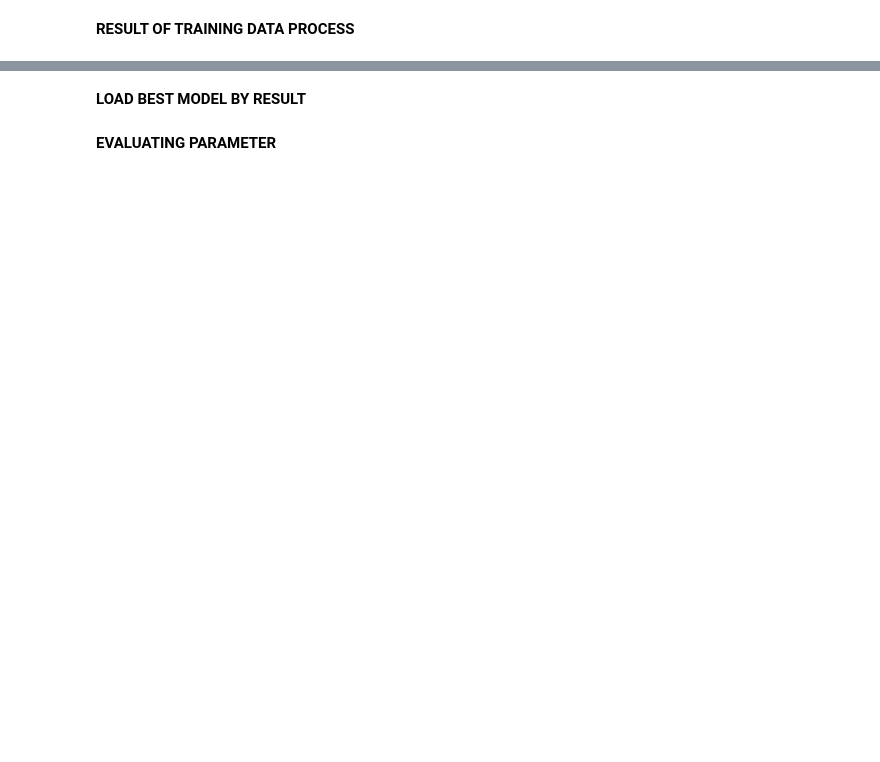
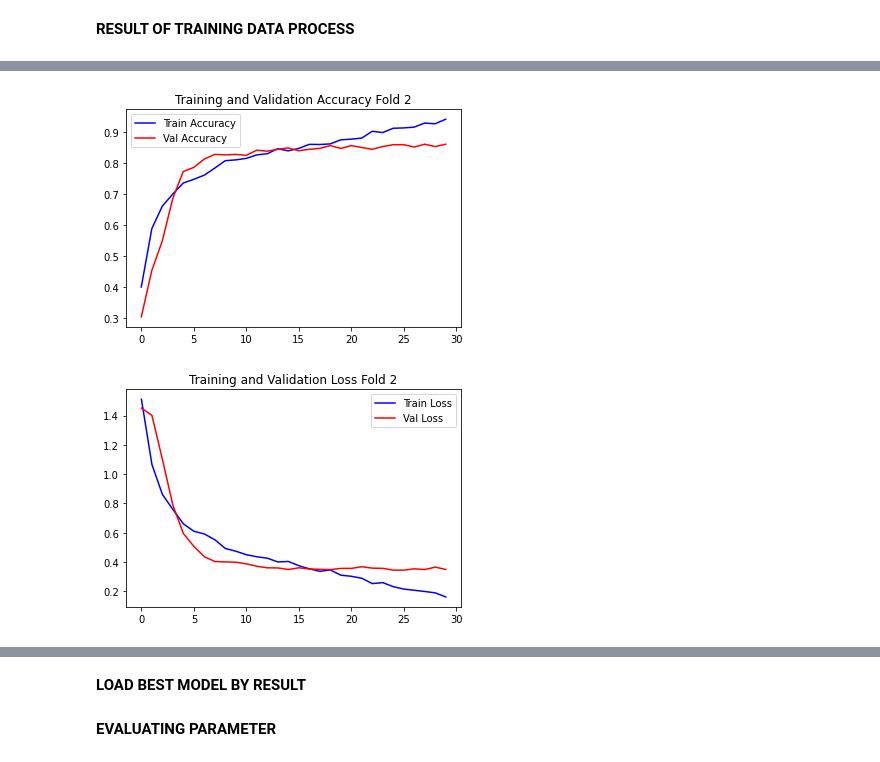
Before and after one commit to avishatr/TA, a Jupyter notebook: alexnet-corn-or-maize-disease-detectection.ipynb, the cells around one changed output, grey strips where cells are left out. Drawn from its saved outputs; the diff is of its cells as text; code cells hidden in the pictures; blank space fills up the shorter version.

```diff
--- a/alexnet-corn-or-maize-disease-detectection.ipynb
+++ b/alexnet-corn-or-maize-disease-detectection.ipynb
@@ -235,22 +284,25 @@ plt.show()
 # %%
 #FOLD 2
 #Train and validation accuracy
 plt.title('Training and Validation Accuracy Fold 2')
 plt.plot(model_history[1].history['accuracy'], label='Train Accuracy', color='blue', )
 plt.plot(model_history[1].history['val_accuracy'], label='Val Accuracy', color='red', )
 plt.legend()
 plt.savefig("Accuracy_fold 2.jpg")
 plt.show()
 
 plt.figure()
 
 #Train and validation loss
-plt.title('Training and Validation Accuracy Fold 2')
+plt.title('Training and Validation Loss Fold 2')
 plt.plot(model_history[1].history['loss'], label='Train Loss', color='blue', )
 plt.plot(model_history[1].history['val_loss'], label='Val Loss', color='red', )
 plt.legend()
 plt.savefig("Loss_fold 2.jpg")
 plt.show()
+# %% [output]
+[figure, added]
+[figure, added]
 # %%
 #FOLD 3
 #Train and validation accuracy
```
Also changed, not shown: parts of 18 cells of this notebook.
